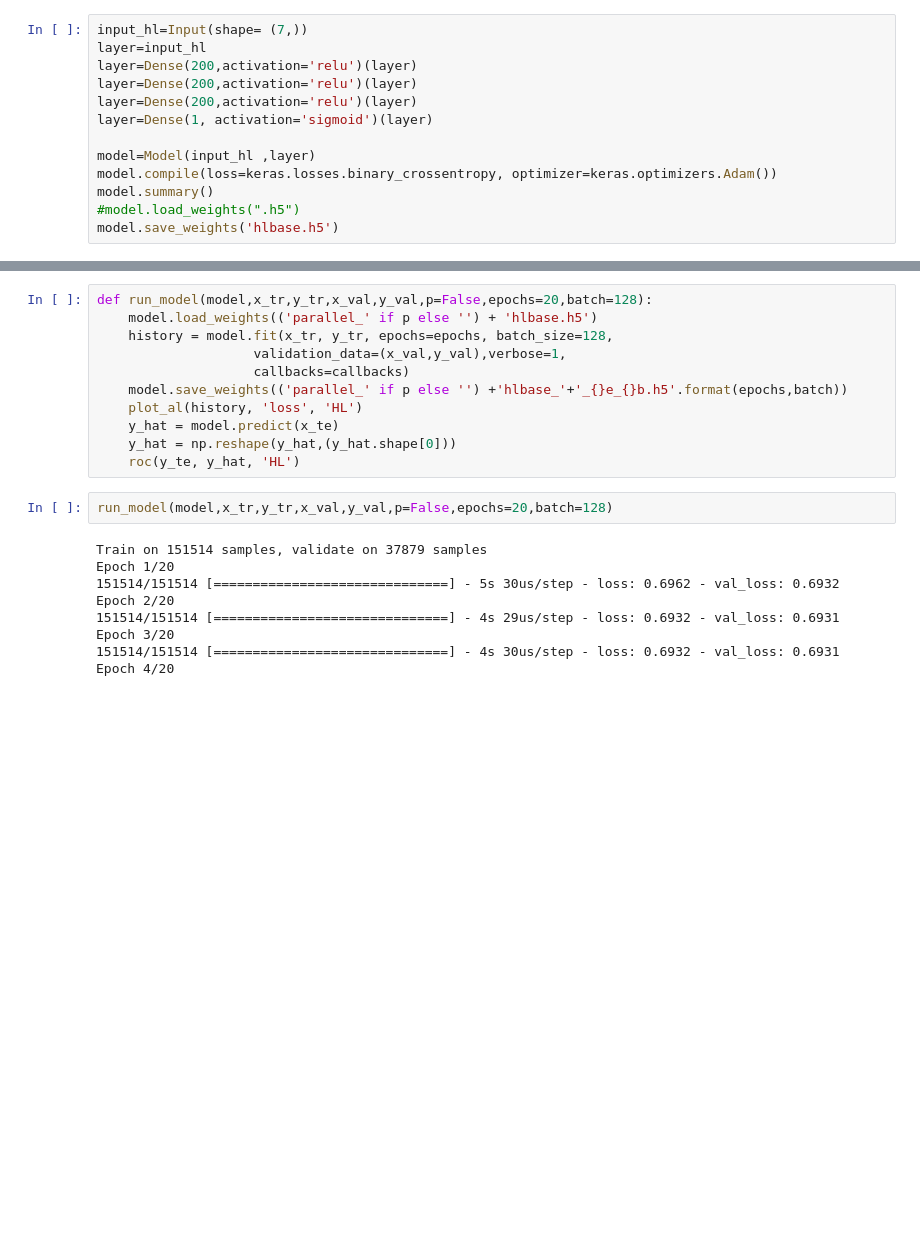
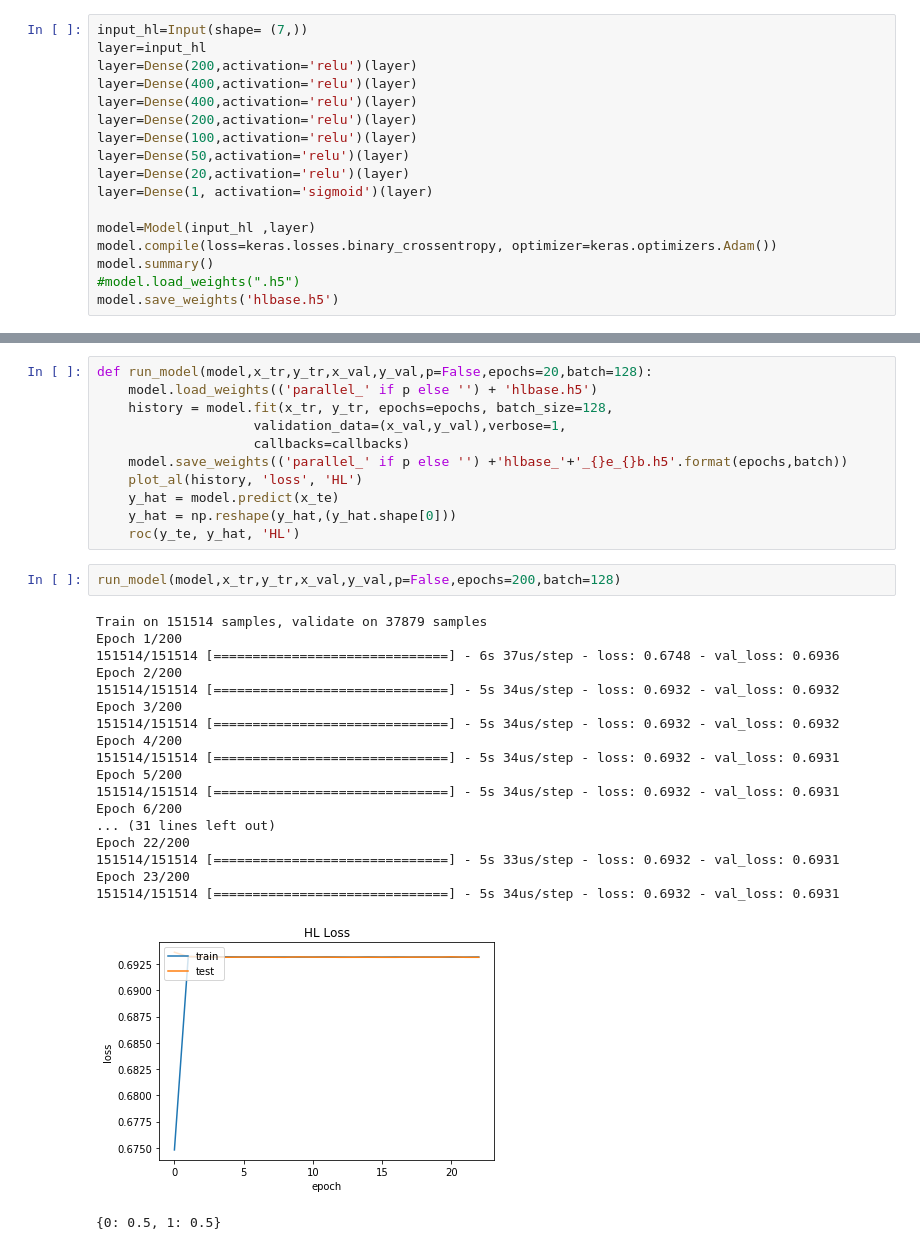
Before and after one commit to TDHTTTT/EID, a Jupyter notebook: train/base_hl.ipynb, the cells around one changed output, grey strips where cells are left out. Cells and saved outputs as stored; diff of their text form; blank space fills up the shorter version.

```diff
--- a/train/base_hl.ipynb
+++ b/train/base_hl.ipynb
@@ -21,8 +21,12 @@ Using TensorFlow backend.
 input_hl=Input(shape= (7,))
 layer=input_hl
 layer=Dense(200,activation='relu')(layer)
+layer=Dense(400,activation='relu')(layer)
+layer=Dense(400,activation='relu')(layer)
 layer=Dense(200,activation='relu')(layer)
-layer=Dense(200,activation='relu')(layer)
+layer=Dense(100,activation='relu')(layer)
+layer=Dense(50,activation='relu')(layer)
+layer=Dense(20,activation='relu')(layer)
 layer=Dense(1, activation='sigmoid')(layer)
 
 model=Model(input_hl ,layer)
@@ -139,13 +161,24 @@ def run_model(model,x_tr,y_tr,x_val,y_val,p=False,epochs=20,batch=128):
     y_hat = np.reshape(y_hat,(y_hat.shape[0]))
     roc(y_te, y_hat, 'HL')
 # %%
-run_model(model,x_tr,y_tr,x_val,y_val,p=False,epochs=20,batch=128)
+run_model(model,x_tr,y_tr,x_val,y_val,p=False,epochs=200,batch=128)
 # %% [output]
 Train on 151514 samples, validate on 37879 samples
-Epoch 1/20
-151514/151514 [==============================] - 5s 30us/step - loss: 0.6962 - val_loss: 0.6932
-Epoch 2/20
-151514/151514 [==============================] - 4s 29us/step - loss: 0.6932 - val_loss: 0.6931
-Epoch 3/20
-151514/151514 [==============================] - 4s 30us/step - loss: 0.6932 - val_loss: 0.6931
-Epoch 4/20
+Epoch 1/200
+151514/151514 [==============================] - 6s 37us/step - loss: 0.6748 - val_loss: 0.6936
+Epoch 2/200
+151514/151514 [==============================] - 5s 34us/step - loss: 0.6932 - val_loss: 0.6932
+Epoch 3/200
+151514/151514 [==============================] - 5s 34us/step - loss: 0.6932 - val_loss: 0.6932
+Epoch 4/200
+151514/151514 [==============================] - 5s 34us/step - loss: 0.6932 - val_loss: 0.6931
+Epoch 5/200
+151514/151514 [==============================] - 5s 34us/step - loss: 0.6932 - val_loss: 0.6931
+Epoch 6/200
+... (31 lines left out)
+Epoch 22/200
+151514/151514 [==============================] - 5s 33us/step - loss: 0.6932 - val_loss: 0.6931
+Epoch 23/200
+151514/151514 [==============================] - 5s 34us/step - loss: 0.6932 - val_loss: 0.6931
+[figure, added]
+{0: 0.5, 1: 0.5}
```
Also changed, not shown: parts of 5 cells of this notebook.
